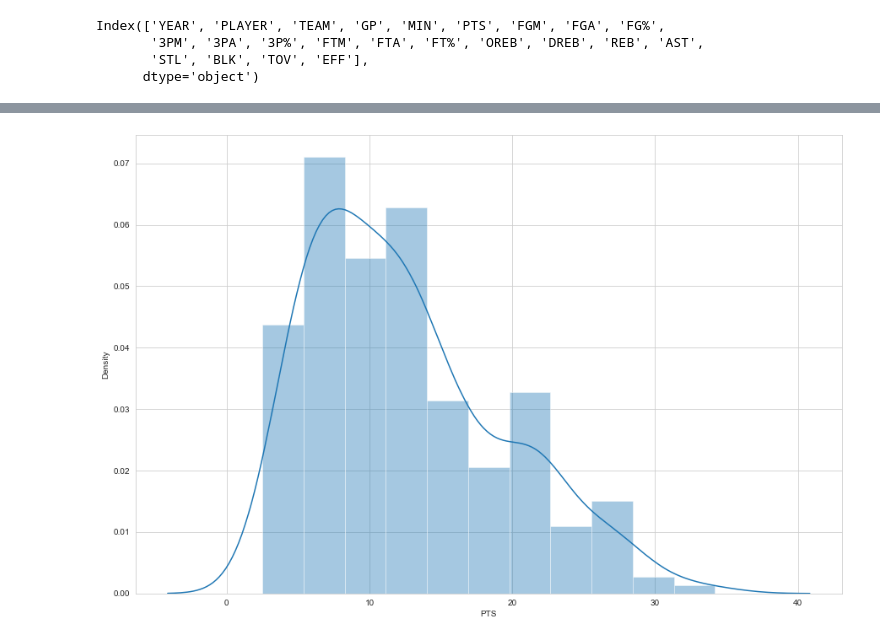
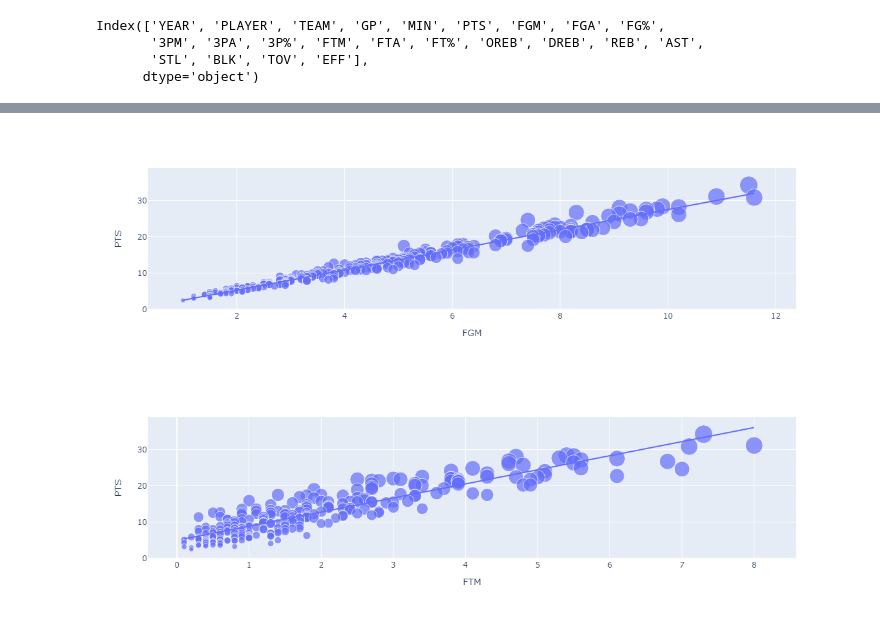
Before and after one commit to VincentGordon-Data-Analyst/nba-web-scraping-project, a Jupyter notebook: nba-clearning.ipynb, the cells around one changed output, grey strips where cells are left out. Cells and saved outputs as stored; diff of their text form; code cells hidden in the pictures.

```diff
--- a/nba-clearning.ipynb
+++ b/nba-clearning.ipynb
@@ -251,8 +251,14 @@ Text(0.5, 1.0, 'Correlation')
-# %%
-# Distribution of the values in the Points column
-sns.set_style('whitegrid')
-plt.figure(figsize=(15, 10))
-sns.distplot(df['PTS'])
-plt.show()
-# %% [output]
-[figure, removed]
+# %%
+import plotly.express as px
+
+# Visualize the relationship between Field Goals Made (FGM) and Points (PTS)
+figure = px.scatter(data_frame=df, x='FGM', y='PTS', size='PTS', trendline='ols')
+figure.show()
+# %% [output]
+[figure, added]
+# %%
+# Visualize the relationship between Field Throws Made (FGM) and Points (PTS)
+figure = px.scatter(data_frame=df, x='FTM', y='PTS', size='PTS', trendline='ols')
+figure.show()
+# %% [output]
+[figure, added]
```
Also changed, not shown: parts of 9 cells of this notebook, 4 other files.
